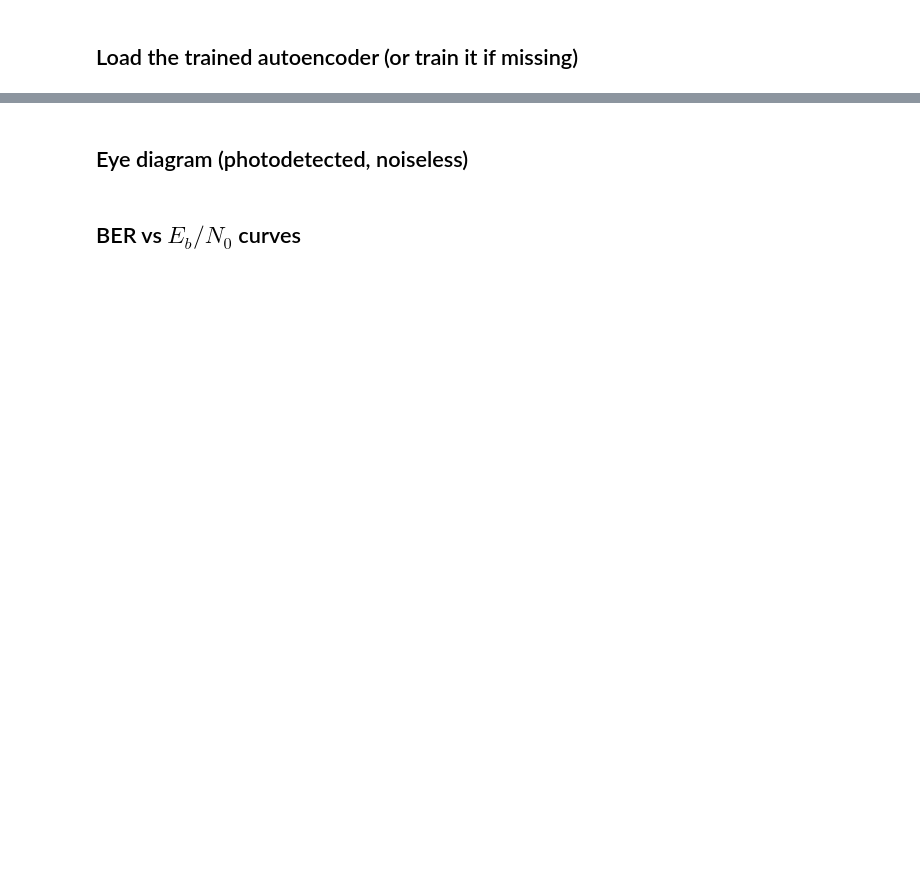
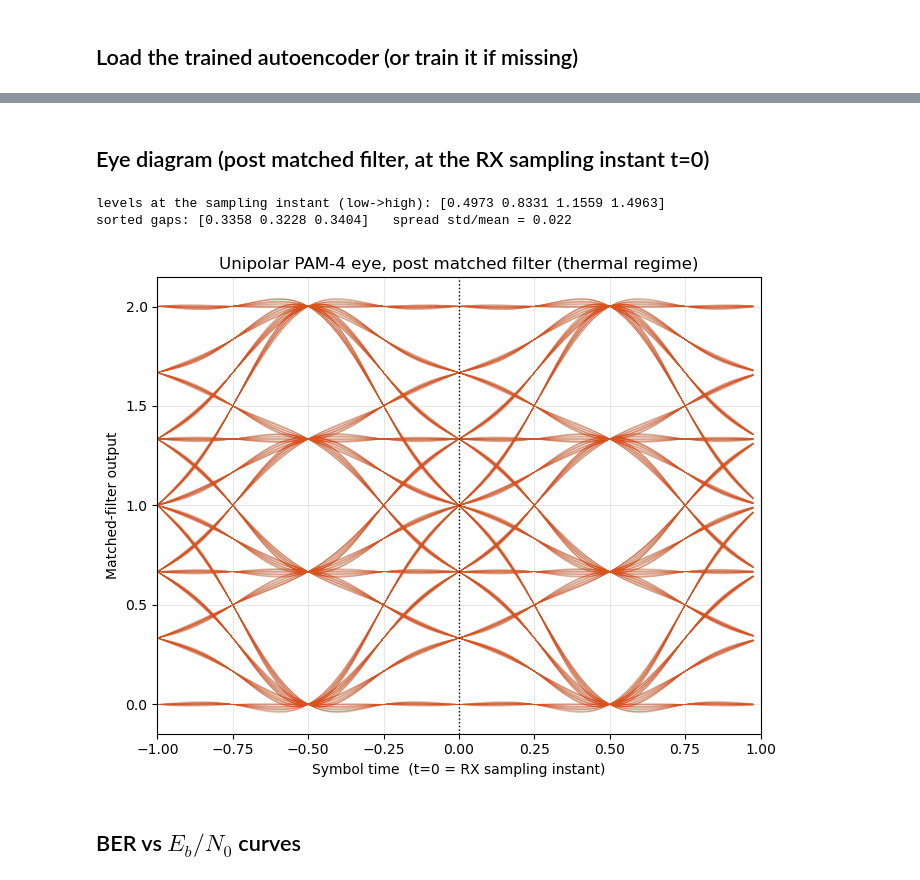
Before and after one commit to cellinidario/ericsson, a Jupyter notebook: pam4_analysis.ipynb, the cells around one changed output, grey strips where cells are left out. Drawn from its saved outputs; the diff is of its cells as text; code cells hidden in the pictures; blank space fills up the shorter version.

```diff
--- a/pam4_analysis.ipynb
+++ b/pam4_analysis.ipynb
@@ -105,43 +193,57 @@ transmitter, channel, receiver, ebn0_db, measured = load_or_train(
 # %% [markdown]
-## Eye diagram (photodetected, noiseless)
+## Eye diagram (post matched filter, at the RX sampling instant t=0)
 # %%
-def draw_eye(ax, photocurrent, samples_per_symbol, phase, title,
+import torch.nn.functional as F
+
+def draw_eye(ax, signal, samples_per_symbol, phase, title,
              fine_sps=40, skip=100, num_symbols=4000):
-    fine = resample_poly(photocurrent[:(skip + num_symbols + 8) * samples_per_symbol],
+    fine = resample_poly(signal[:(skip + num_symbols + 8) * samples_per_symbol],
                          fine_sps, samples_per_symbol)
     offset = int(round(phase * fine_sps / samples_per_symbol))
     centers = (skip + np.arange(num_symbols)) * fine_sps + offset
     keep = (centers - fine_sps >= 0) & (centers + fine_sps < len(fine))
     centers = centers[keep]
     window = np.arange(-fine_sps, fine_sps)[:, None] + centers[None, :]
     ax.plot(np.arange(-fine_sps, fine_sps) / fine_sps, fine[window],
             color=(0.85, 0.33, 0.10, 0.03), linewidth=0.4)
     ax.axvline(0, color="k", linestyle=":", linewidth=1)
     ax.set_xlim(-1, 1)
     ax.grid(True, alpha=0.3)
-    ax.set_xlabel("Symbol time")
-    ax.set_ylabel("Photodetected power")
+    ax.set_xlabel("Symbol time  (t=0 = RX sampling instant)")
+    ax.set_ylabel("Matched-filter output")
     ax.set_title(title)
 
 
 sps = config.samples_per_symbol_sim
 with torch.no_grad():
     bits = random_bits(config.bits_per_symbol, 6000, device)
     symbols = bits_to_symbols(bits, config.bits_per_symbol).cpu().numpy()
-    photocurrent = channel(transmitter(bits)).cpu().numpy()   # noiseless levels
+    photocurrent = channel(transmitter(bits))                              # channel output (noiseless)
+    matched = F.conv1d(photocurrent.view(1, 1, -1), receiver.matched,      # apply the RX matched filter
+                       padding=receiver.matched.shape[-1] // 2).squeeze().cpu().numpy()
 
-phase, levels = decision_phase_by_separation(photocurrent, sps, symbols)
-gaps = np.diff(np.sort(levels))
-print(f"level means (sym 0..3): {np.round(levels, 4)}")
-print(f"sorted gaps: {np.round(gaps, 4)}   equispacing std/mean = {gaps.std() / gaps.mean():.3f}")
-# In the ASE regime the optimum is equispaced AMPLITUDE -> intensity ~ [0,1,4,9],
-# so the intensity gaps are deliberately UNequal (~1:3:5), not equispaced.
+# The RX decides on the matched-filter output sampled at the symbol centre (decimation offset 0).
+n = len(symbols)
+decisions = matched[:n * sps:sps]                                          # samples at offset 0 (RX decision)
+dec, sym = decisions[100:n - 100], symbols[100:n - 100]
+# the matched filter adds a group delay -> align the samples to the symbols they decide
+# (pick the symbol-shift that maximizes the level swing) before measuring the levels
+def _levels(shift):
+    return np.array([dec[np.roll(sym, shift) == q].mean() for q in range(config.modulation_order)])
+levels = np.sort(max((_levels(s) for s in range(-4, 5)), key=lambda L: L.max() - L.min()))
+gaps = np.diff(levels)
+print(f"levels at the sampling instant (low->high): {np.round(levels, 4)}")
+print(f"sorted gaps: {np.round(gaps, 4)}   spread std/mean = {gaps.std() / gaps.mean():.3f}")
 
 fig_eye, ax_eye = plt.subplots(figsize=(7, 5.5))
-draw_eye(ax_eye, photocurrent, sps, phase, f"Unipolar PAM-4 eye ({config.noise_regime} regime)")
+draw_eye(ax_eye, matched, sps, 0, f"Unipolar PAM-4 eye, post matched filter ({config.noise_regime} regime)")
 fig_eye.tight_layout()
 fig_eye.savefig(os.path.join("results", "pam4_eye.png"), dpi=150, bbox_inches="tight")
 plt.show()
+# %% [output]
+levels at the sampling instant (low->high): [0.4973 0.8331 1.1559 1.4963]
+sorted gaps: [0.3358 0.3228 0.3404]   spread std/mean = 0.022
+[figure, added]
 # %% [markdown]
 ## BER vs $E_b/N_0$ curves
 # %%
```
Also changed, not shown: parts of 4 cells of this notebook, 11 other files.
